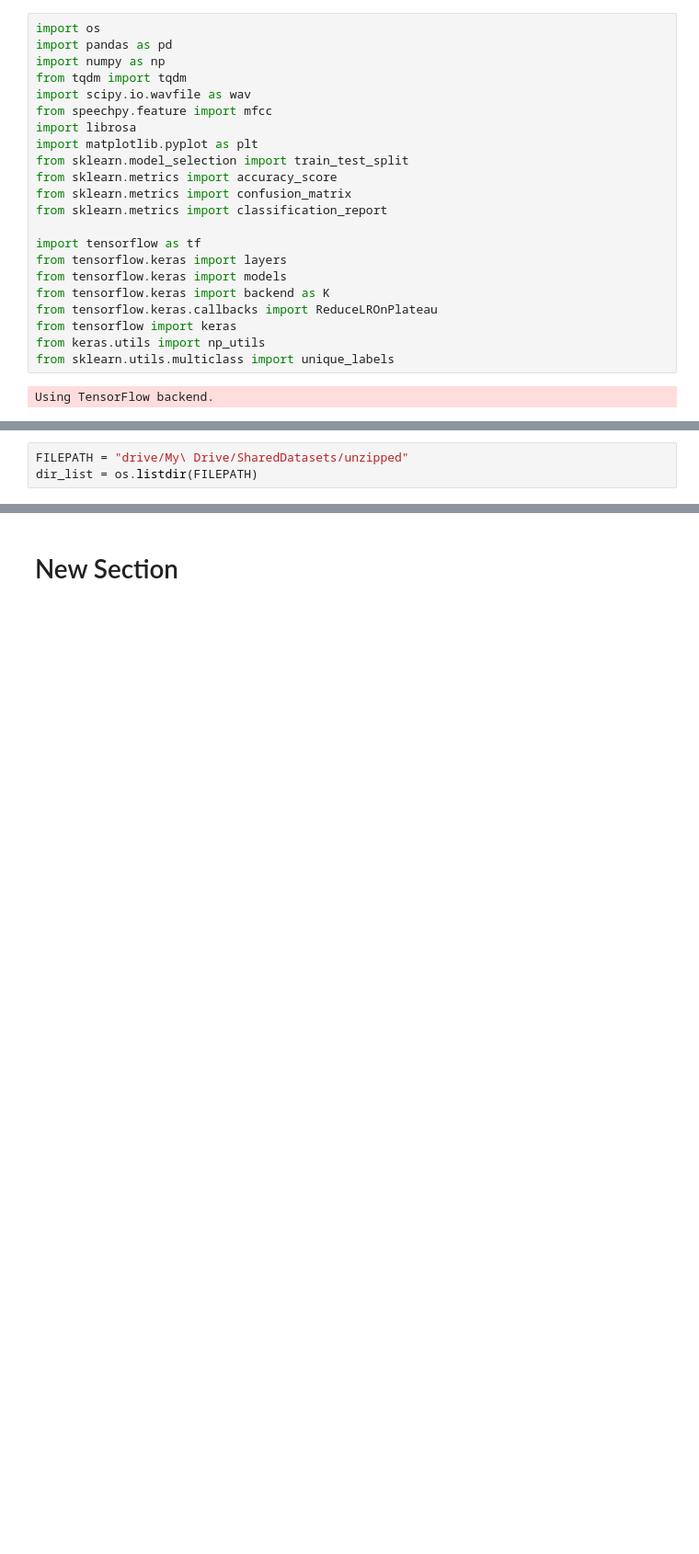
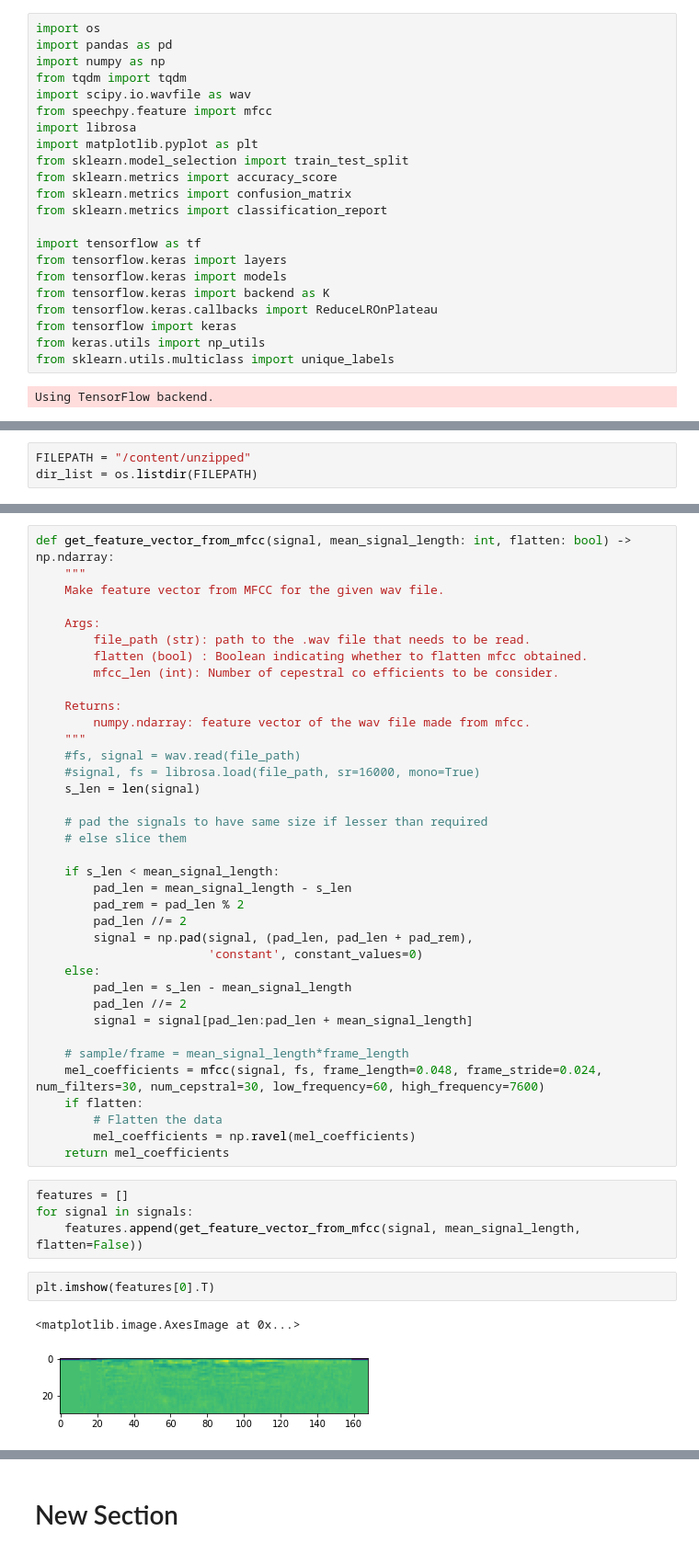
Before and after one commit to Yunhua468/Audio-Visual-Emotion-and-Sentiment-Research, a Jupyter notebook: Notebooks/Yunhua/Audio_in_video.ipynb, the cells around one changed output, grey strips where cells are left out. Shown at 92% size. Drawn from its saved outputs; the diff is of its cells as text; blank space fills up the shorter version.

```diff
--- a/Notebooks/Yunhua/Audio_in_video.ipynb
+++ b/Notebooks/Yunhua/Audio_in_video.ipynb
@@ -111,3 +119,3 @@ cd drive/My\ Drive/SharedDatasets/unzipped
 # %%
-FILEPATH = "drive/My\ Drive/SharedDatasets/unzipped"
+FILEPATH = "/content/unzipped"
 dir_list = os.listdir(FILEPATH)
@@ -115,0 +251,46 @@ FileNotFoundError: ignored
+# %%
+def get_feature_vector_from_mfcc(signal, mean_signal_length: int, flatten: bool) -> np.ndarray:
+    """
+    Make feature vector from MFCC for the given wav file.
+
+    Args:
+        file_path (str): path to the .wav file that needs to be read.
+        flatten (bool) : Boolean indicating whether to flatten mfcc obtained.
+        mfcc_len (int): Number of cepestral co efficients to be consider.
+
+    Returns:
+        numpy.ndarray: feature vector of the wav file made from mfcc.
+    """
+    #fs, signal = wav.read(file_path)
+    #signal, fs = librosa.load(file_path, sr=16000, mono=True)
+    s_len = len(signal)
+
+    # pad the signals to have same size if lesser than required
+    # else slice them
+
+    if s_len < mean_signal_length:
+        pad_len = mean_signal_length - s_len
+        pad_rem = pad_len % 2
+        pad_len //= 2
+        signal = np.pad(signal, (pad_len, pad_len + pad_rem),
+                        'constant', constant_values=0)
+    else:
+        pad_len = s_len - mean_signal_length
+        pad_len //= 2
+        signal = signal[pad_len:pad_len + mean_signal_length]
+
+    # sample/frame = mean_signal_length*frame_length
+    mel_coefficients = mfcc(signal, fs, frame_length=0.048, frame_stride=0.024, num_filters=30, num_cepstral=30, low_frequency=60, high_frequency=7600)
+    if flatten:
+        # Flatten the data
+        mel_coefficients = np.ravel(mel_coefficients)
+    return mel_coefficients
+# %%
+features = []
+for signal in signals:
+    features.append(get_feature_vector_from_mfcc(signal, mean_signal_length, flatten=False))
+# %%
+plt.imshow(features[0].T)
+# %% [output]
+<matplotlib.image.AxesImage at 0x...>
+[figure, added]
```
Also changed, not shown: parts of 42 cells of this notebook.
